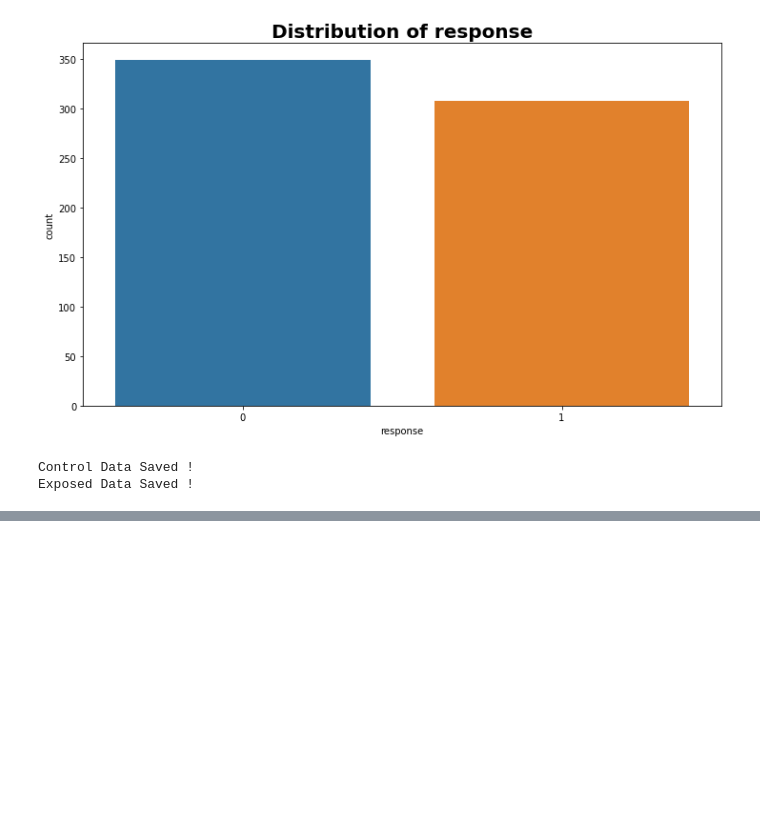
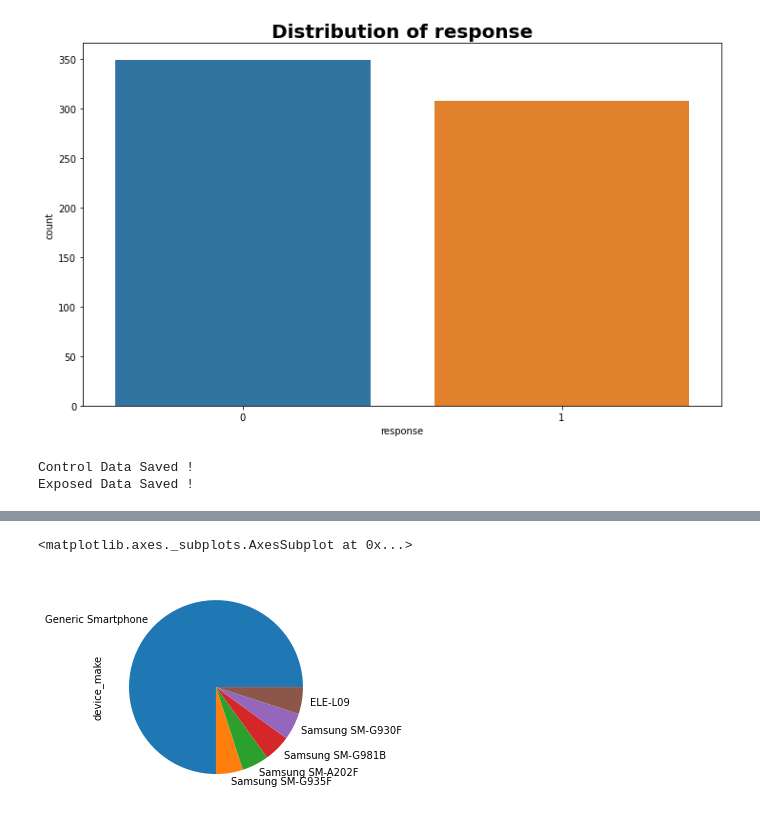
Before and after one commit to Group-6-10Academy/smart_ad_ABtesting, a Jupyter notebook: notebooks/EDA.ipynb, the cells around one changed output, grey strips where cells are left out. Drawn from its saved outputs; the diff is of its cells as text; code cells hidden in the pictures; blank space fills up the shorter version.

```diff
--- a/notebooks/EDA.ipynb
+++ b/notebooks/EDA.ipynb
@@ -26,7 +26,7 @@ from data_info import  DataInfo
 # %% [markdown]
 #### Loading data
 # %%
-df_ads = pd.read_csv("../data/AdSmartABdata.csv")
+df_ads = pd.read_csv("../dataOLD/AdSmartABdata.csv")
 # %%
 df_ads.head(2)
 # %% [output]
@@ -230,0 +234,5 @@ Exposed Data Saved !
+# %%
+dfCopy['device_make'].head(20).value_counts().plot(kind='pie')
+# %% [output]
+<matplotlib.axes._subplots.AxesSubplot at 0x...>
+[figure, added]
```
Also changed, not shown: parts of 20 cells of this notebook, 5 other files.
